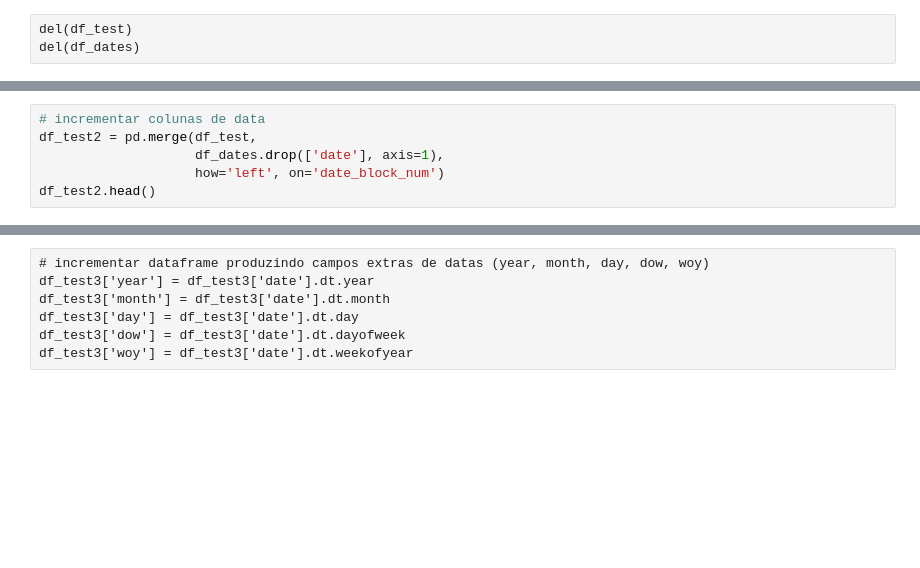
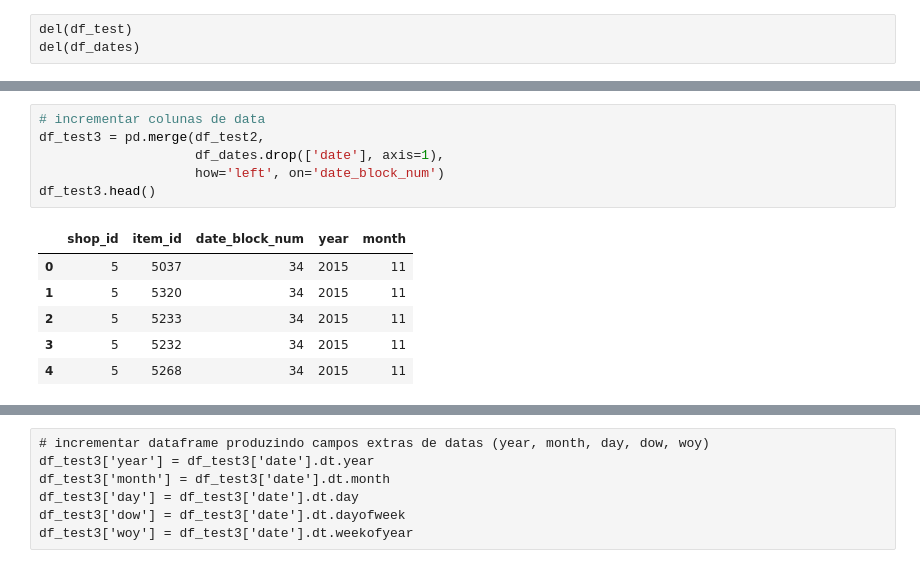
Before and after one commit to hjort/ai-labs, a Jupyter notebook: jupyter/sales-russia/Predict Future Sales in Russia - Hjort.ipynb, the cells around one changed output, grey strips where cells are left out. Saved outputs shown, nothing was run; the diff lists cells and outputs as text; blank space fills up the shorter version.

```diff
--- a/jupyter/sales-russia/Predict Future Sales in Russia - Hjort.ipynb
+++ b/jupyter/sales-russia/Predict Future Sales in Russia - Hjort.ipynb
@@ -1081,6 +1220,13 @@ df_test['date_block_num'] = 34 # Novembro/2015
 # %%
 # incrementar colunas de data
-df_test2 = pd.merge(df_test,
+df_test3 = pd.merge(df_test2,
                     df_dates.drop(['date'], axis=1),
                     how='left', on='date_block_num')
-df_test2.head()
+df_test3.head()
+# %% [output]
+|  | shop_id | item_id | date_block_num | year | month |
+| 0 | 5 | 5037 | 34 | 2015 | 11 |
+| 1 | 5 | 5320 | 34 | 2015 | 11 |
+| 2 | 5 | 5233 | 34 | 2015 | 11 |
+| 3 | 5 | 5232 | 34 | 2015 | 11 |
+| 4 | 5 | 5268 | 34 | 2015 | 11 |
```
Also changed, not shown: parts of 50 cells of this notebook, 4 other files.
